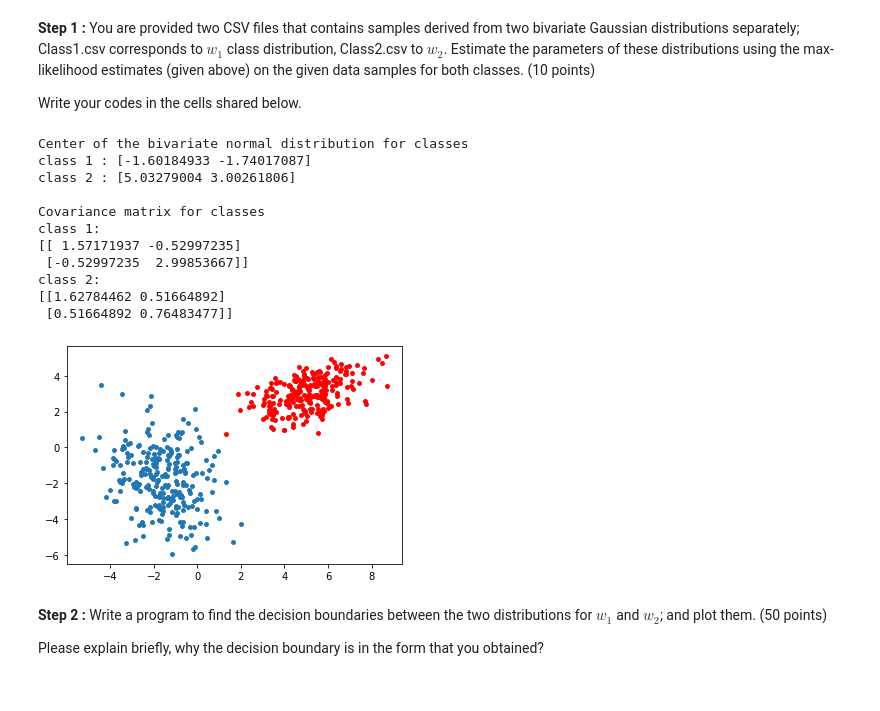
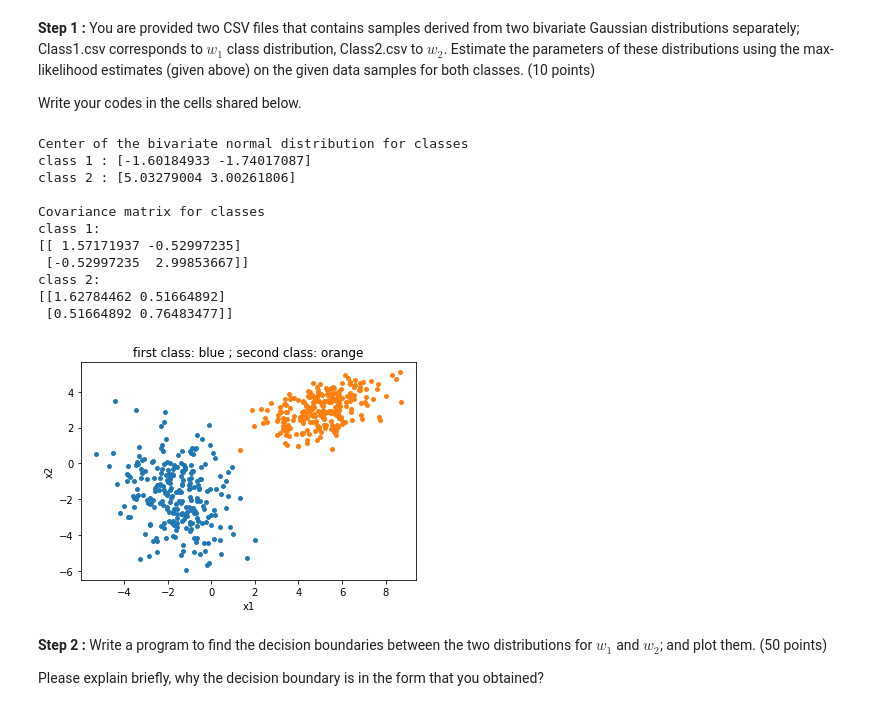
Before and after one commit to Urahs/ML_Assignment_1, a Jupyter notebook: BBM409_Assignment1_V2.ipynb, the cells around one changed output. Cells and saved outputs as stored; diff of their text form; code cells hidden in the pictures.

```diff
--- a/BBM409_Assignment1_V2.ipynb
+++ b/BBM409_Assignment1_V2.ipynb
@@ -20,6 +20,7 @@ Write your codes in the cells shared below.
 import csv
 import numpy as np
 from pandas import read_csv
+import matplotlib.pyplot as plt
 
 #variables is assigned here
 temp_mean_x1, temp_mean_x2 = 0,0
@@ -74,50 +75,56 @@ def Estimate_Parameters(data, estimated_values):
     estimated_values.append(center_loc)
     estimated_values.append(covariance)
 
+def Plot_Data(class_data):
+    data_x = class_data.values[:1, 1:]
+    data_y = class_data.values[1:, 1:]
+    plt.scatter(data_x, data_y, s=15)
+
 
 
 #read the data from the csv files
 raw_data_class1 = open("Class1.csv", "r")
 class1_data = read_csv(raw_data_class1)
 data_1 = class1_data.values.transpose()[1:,:]
-data1_x = class1_data.values[:1, 1:]
-data1_y = class1_data.values[1:, 1:]
-plt.scatter(data1_x, data1_y, s=15)
 # ---
 raw_data_class2 = open("Class2.csv", "r")
 class2_data = read_csv(raw_data_class2)
 data_2 = class2_data.values.transpose()[1:,:]
-data2_x = class2_data.values[:1, 1:]
-data2_y = class2_data.values[1:, 1:]
-plt.scatter(data2_x, data2_y, s=15, color="red")
 
+
+# plot the data
+Plot_Data(class1_data)
+Plot_Data(class2_data)
+plt.title("first class: blue ; second class: orange")
+plt.xlabel("x1")
+plt.ylabel("x2")
 
 # estimate the parameters of the distributions using the max-likelihood estimates
 Estimate_Parameters(data_1, estimated_parameters_1)
 Estimate_Parameters(data_2, estimated_parameters_2)
 
 print("Center of the bivariate normal distribution for classes")
 print("class 1 : " + str(estimated_parameters_1[0]))
 print("class 2 : " + str(estimated_parameters_2[0]))
 
 print("\nCovariance matrix for classes")
 print("class 1:")
 print(estimated_parameters_1[1])
 print("class 2:")
-print(estimated_parameters_2[1])
+print(estimated_parameters_2[1], end="\n\n")
 # %% [output]
 Center of the bivariate normal distribution for classes
 class 1 : [-1.60184933 -1.74017087]
 class 2 : [5.03279004 3.00261806]
 
 Covariance matrix for classes
 class 1:
 [[ 1.57171937 -0.52997235]
  [-0.52997235  2.99853667]]
 class 2:
 [[1.62784462 0.51664892]
  [0.51664892 0.76483477]]
-[figure, old version]
+[figure, new version]
 # %% [markdown]
 **Step 2 :** Write a program to find the decision boundaries between the two distributions for $w_{1}$ and $w_{2}$; and plot them. (50 points)
 
```
